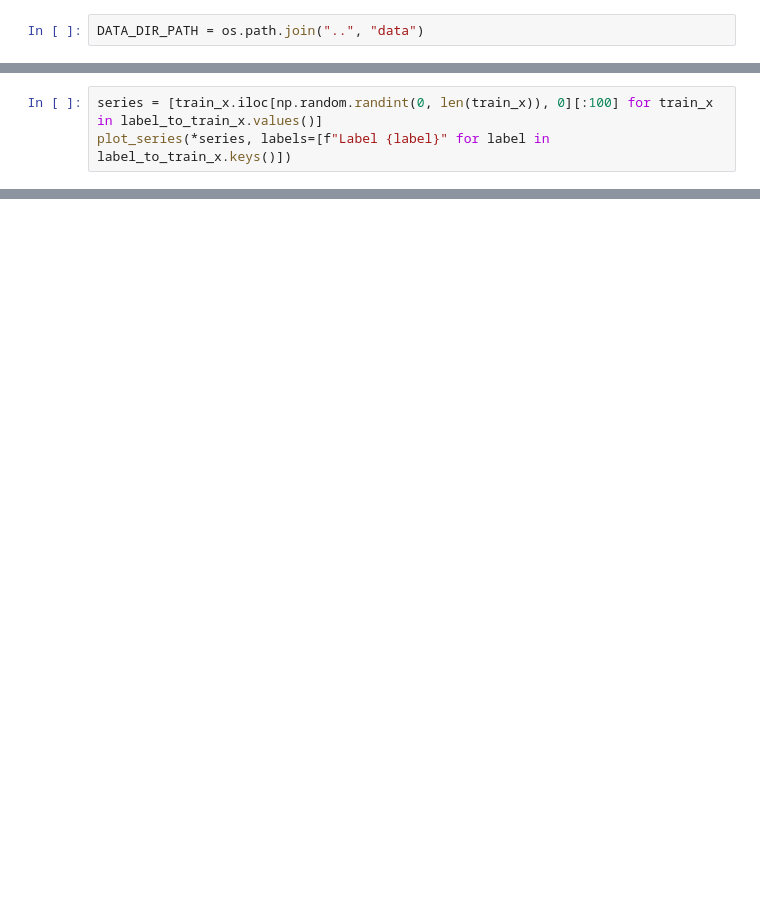
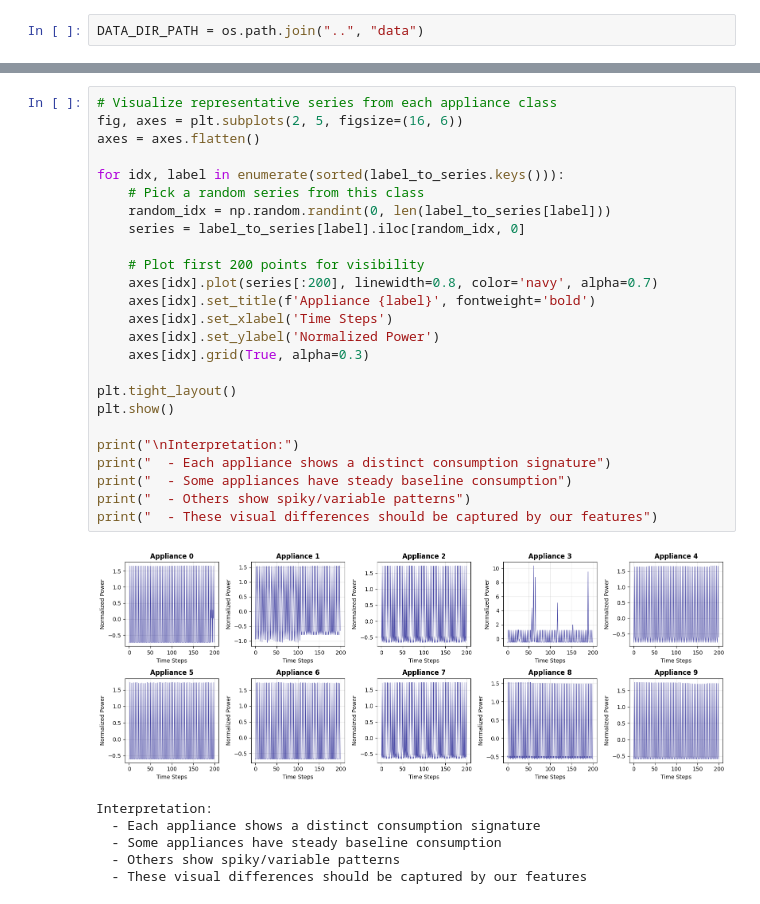
Before and after one commit to abdelaliMokhati/ts-classification, a Jupyter notebook: notebooks/main.ipynb, the cells around one changed output, grey strips where cells are left out. Drawn from its saved outputs; the diff is of its cells as text; blank space fills up the shorter version.

```diff
--- a/notebooks/main.ipynb
+++ b/notebooks/main.ipynb
@@ -93,3 +28,0 @@ Label: 1, Number of instances: 10
-# %%
-series = [train_x.iloc[np.random.randint(0, len(train_x)), 0][:100] for train_x in label_to_train_x.values()]
-plot_series(*series, labels=[f"Label {label}" for label in label_to_train_x.keys()])
@@ -340,0 +101,32 @@ Submission saved to: ../data/submission/y_pred.csv
+# %%
+# Visualize representative series from each appliance class
+fig, axes = plt.subplots(2, 5, figsize=(16, 6))
+axes = axes.flatten()
+
+for idx, label in enumerate(sorted(label_to_series.keys())):
+    # Pick a random series from this class
+    random_idx = np.random.randint(0, len(label_to_series[label]))
+    series = label_to_series[label].iloc[random_idx, 0]
+
+    # Plot first 200 points for visibility
+    axes[idx].plot(series[:200], linewidth=0.8, color='navy', alpha=0.7)
+    axes[idx].set_title(f'Appliance {label}', fontweight='bold')
+    axes[idx].set_xlabel('Time Steps')
+    axes[idx].set_ylabel('Normalized Power')
+    axes[idx].grid(True, alpha=0.3)
+
+plt.tight_layout()
+plt.show()
+
+print("\nInterpretation:")
+print("  - Each appliance shows a distinct consumption signature")
+print("  - Some appliances have steady baseline consumption")
+print("  - Others show spiky/variable patterns")
+print("  - These visual differences should be captured by our features")
+# %% [output]
+[figure, added]
+Interpretation:
+  - Each appliance shows a distinct consumption signature
+  - Some appliances have steady baseline consumption
+  - Others show spiky/variable patterns
+  - These visual differences should be captured by our features
```
Also changed, not shown: parts of 55 cells of this notebook.
